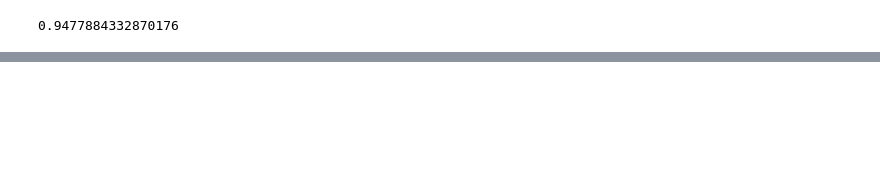
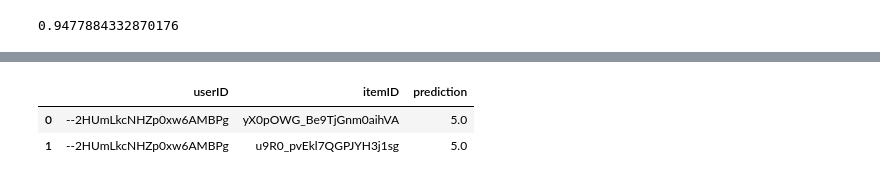
Before and after one commit to Yelp-Recommender-System/FancyYelpers, a Jupyter notebook: code/1.0.1_Split_Dataset&Ensemble.ipynb, the cells around one changed output, grey strips where cells are left out. Saved outputs shown, nothing was run; the diff lists cells and outputs as text; code cells hidden in the pictures; blank space fills up the shorter version.

```diff
--- a/code/1.0.1_Split_Dataset&Ensemble.ipynb
+++ b/code/1.0.1_Split_Dataset&Ensemble.ipynb
@@ -457,0 +540,8 @@ ensemble_mae
+# %%
+baseline_long_full = pd.read_csv('../data/baseline_predict_df.csv')
+baseline_long_full = baseline_long_full.loc[ : , ~baseline_long_full.columns.str.contains('Unnamed')]
+baseline_long_full.head(2)
+# %% [output]
+|  | userID | itemID | prediction |
+| 0 | --2HUmLkcNHZp0xw6AMBPg | yX0pOWG_Be9TjGnm0aihVA | 5.0 |
+| 1 | --2HUmLkcNHZp0xw6AMBPg | u9R0_pvEkl7QGPJYH3j1sg | 5.0 |
```
Also changed, not shown: parts of 19 cells of this notebook.
